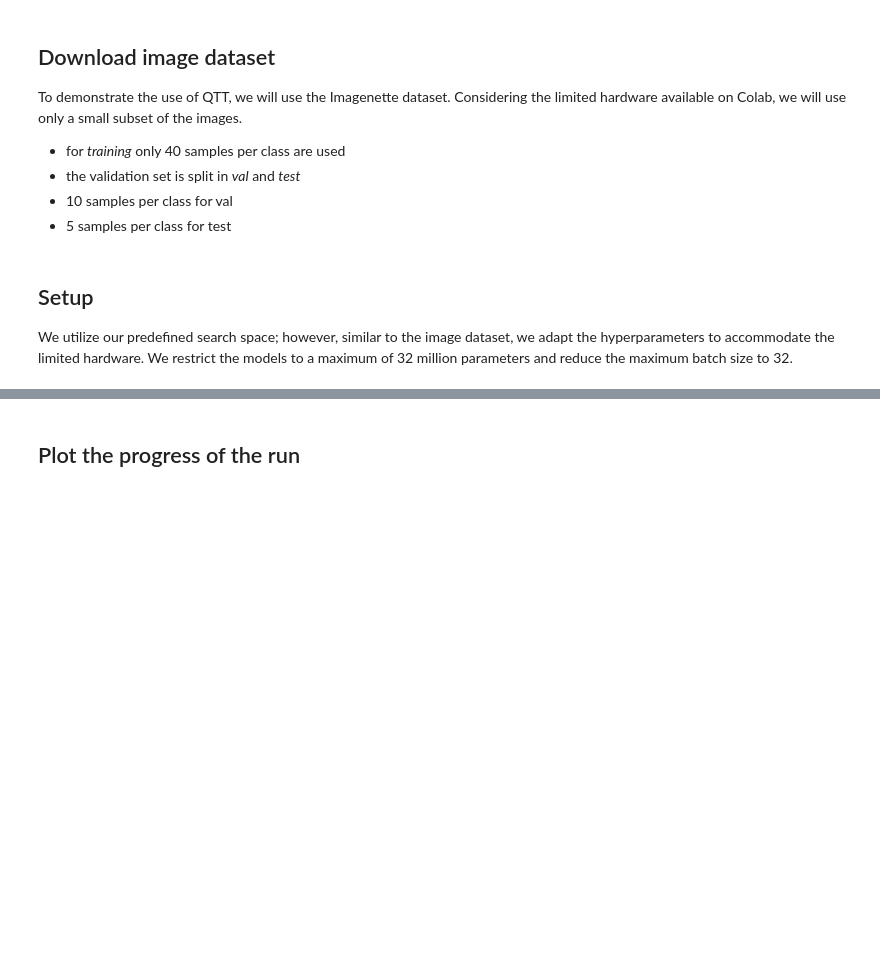
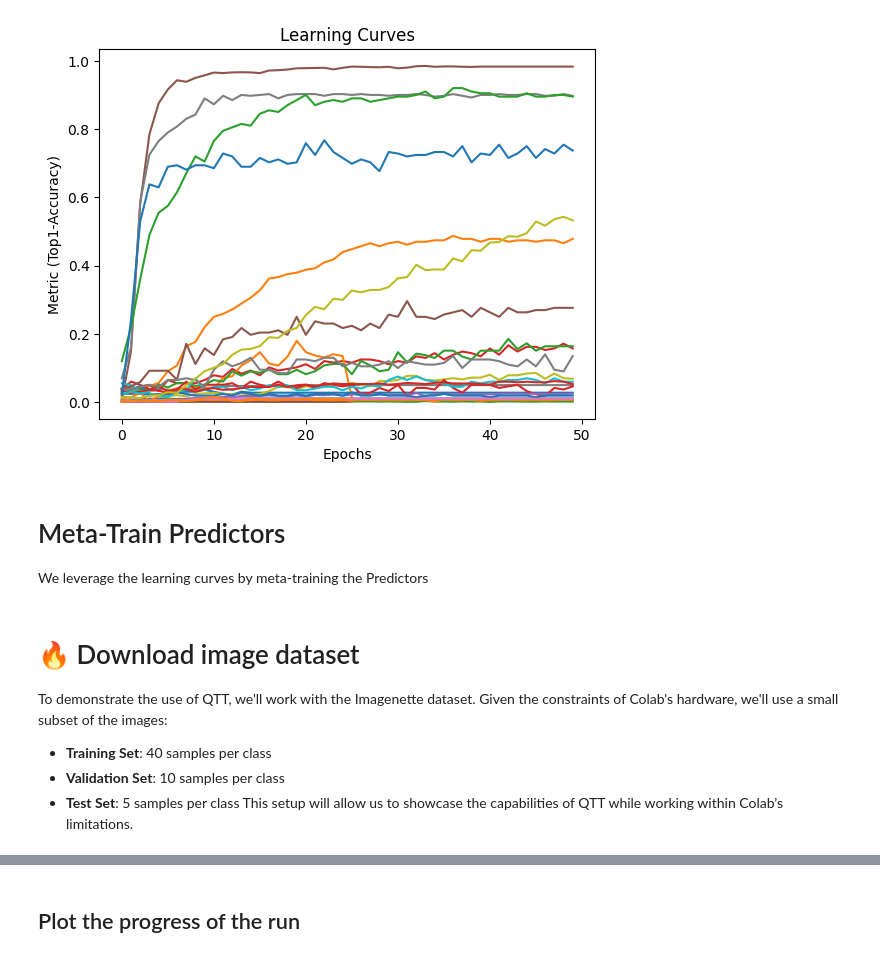
Before and after one commit to automl/QTT, a Jupyter notebook: notebooks/demo.ipynb, the cells around one changed output, grey strips where cells are left out. Saved outputs shown, nothing was run; the diff lists cells and outputs as text; code cells hidden in the pictures; blank space fills up the shorter version.

```diff
--- a/notebooks/demo.ipynb
+++ b/notebooks/demo.ipynb
@@ -15,0 +52,8 @@ This guide will show you how to:
+# %%
+# @title load the data
+
+config = pd.read_csv("mtlbm/mini/config.csv", index_col=0)
+cost = pd.read_csv("mtlbm/mini/cost.csv", index_col=0)
+meta = pd.read_csv("mtlbm/mini/meta.csv", index_col=0)
+curve = pd.read_csv("mtlbm/mini/curve.csv", index_col=0)
+config.head()
@@ -15,0 +68,21 @@ This guide will show you how to:
+# %%
+# @title Plot a few learning curves
+
+subset = curve.sample(32)
+
+for index, row in subset.iterrows():
+    plt.plot(row.values)
+
+# Add labels and legend
+plt.xlabel('Epochs')
+plt.ylabel('Metric (Top1-Accuracy)')
+plt.title('Learning Curves')
+
+# Show plot
+plt.show()
+# %% [output]
+[figure, added]
+# %% [markdown]
+# Meta-Train Predictors
+
+We leverage the learning curves by meta-training the Predictors
@@ -16,10 +97,10 @@ This guide will show you how to:
 # %% [markdown]
-## Download image dataset
+# 🔥 Download image dataset
 
-To demonstrate the use of QTT, we will use the Imagenette dataset. Considering the limited hardware available on Colab, we will use only a small subset of the images.
+To demonstrate the use of QTT, we'll work with the Imagenette dataset. Given the constraints of Colab's hardware, we'll use a small subset of the images:
 
-- for *training* only 40 samples per class are used
-- the validation set is split in *val* and *test*
-- 10 samples per class for val
-- 5 samples per class for test
+- **Training Set**: 40 samples per class
+- **Validation Set**: 10 samples per class
+- **Test Set**: 5 samples per class
+This setup will allow us to showcase the capabilities of QTT while working within Colab’s limitations.
 # %%
@@ -78,7 +159,3 @@ for class_name in os.listdir(val_dir):
             total_files - 5,
             total_files - 1,
         )
-# %% [markdown]
-## Setup
-
-We utilize our predefined search space; however, similar to the image dataset, we adapt the hyperparameters to accommodate the limited hardware. We restrict the models to a maximum of 32 million parameters and reduce the maximum batch size to 32.
```
Also changed, not shown: parts of 37 cells of this notebook, 2 other files.
